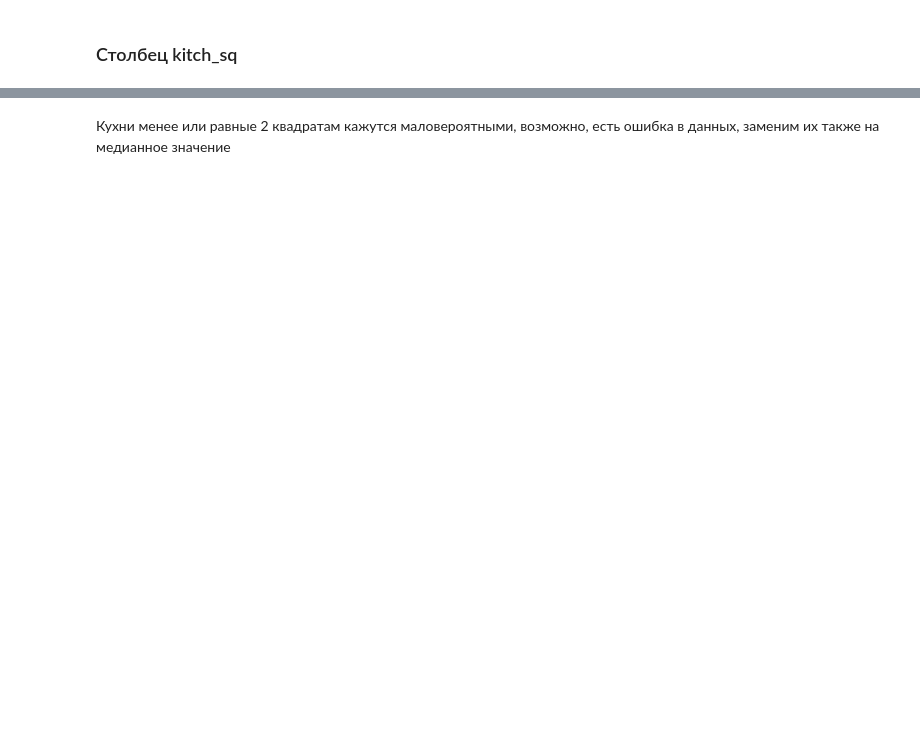
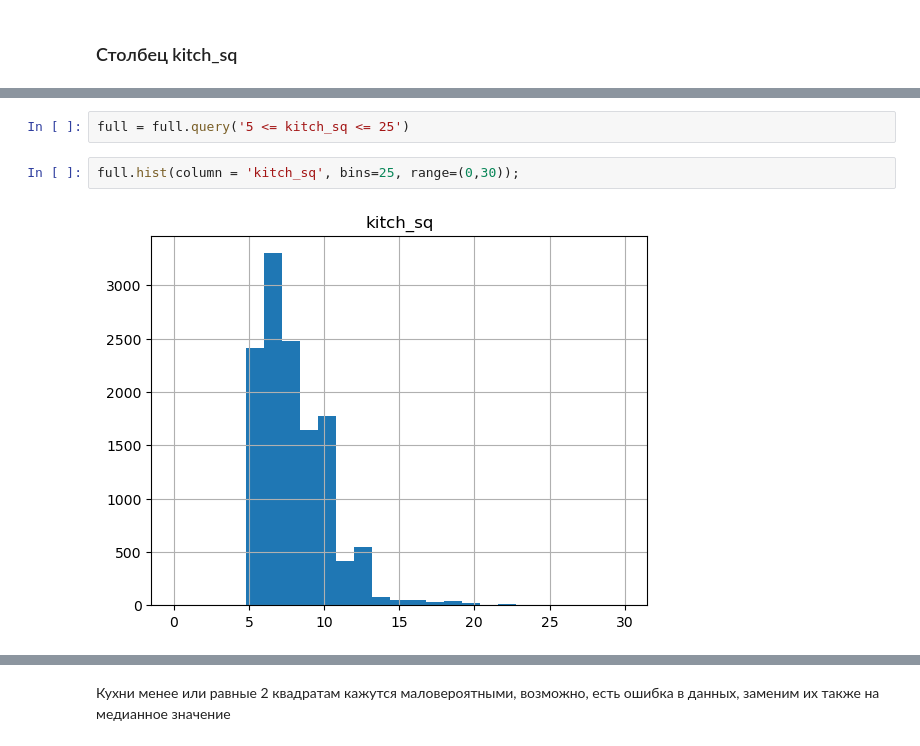
Before and after one commit to KamaTheBullet05/pet_project1_flats, a Jupyter notebook: Flats.ipynb, the cells around one changed output, grey strips where cells are left out. Drawn from its saved outputs; the diff is of its cells as text; blank space fills up the shorter version.

```diff
--- a/Flats.ipynb
+++ b/Flats.ipynb
@@ -275,3 +317,9 @@ full.hist(column = 'kitch_sq', bins=25, range=(0,25));
+# %%
+full = full.query('5 <= kitch_sq <= 25')
+# %%
+full.hist(column = 'kitch_sq', bins=25, range=(0,30));
+# %% [output]
+[figure, added]
 # %%
 # ЗАменим пропуска на медианное значение, оно более устойчиво к выбросам
 full['kitch_sq'] = full['kitch_sq'].fillna(full['kitch_sq'].median())
```
Also changed, not shown: parts of 84 cells of this notebook.
